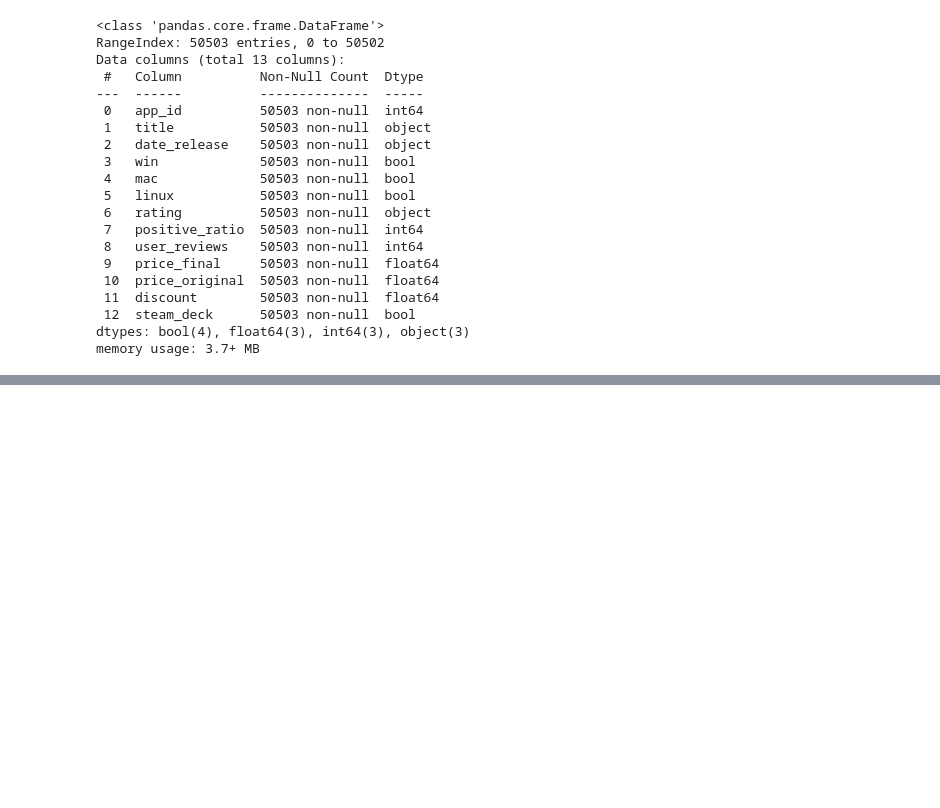
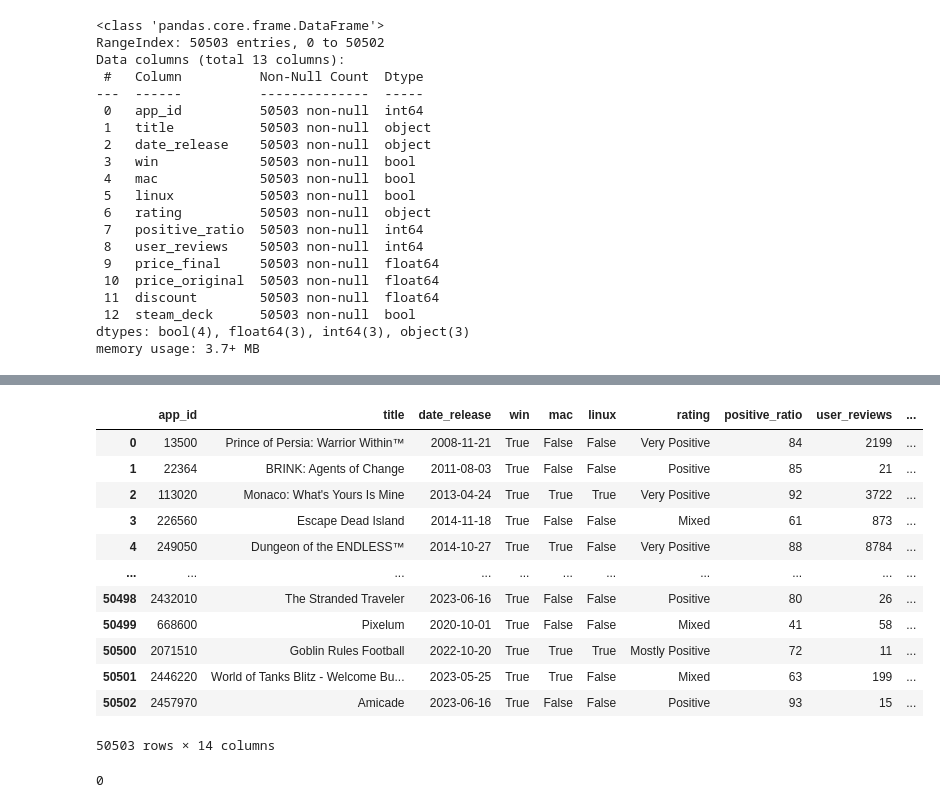
Before and after one commit to kaka5050/MBAN-6110, a Jupyter notebook: Project/sc.ipynb, the cells around one changed output, grey strips where cells are left out. Saved outputs shown, nothing was run; the diff lists cells and outputs as text; code cells hidden in the pictures; blank space fills up the shorter version.

```diff
--- a/Project/sc.ipynb
+++ b/Project/sc.ipynb
@@ -36,0 +68,20 @@ memory usage: 3.7+ MB
+# %%
+df.drop('description', axis = 1)
+# %% [output]
+|  | app_id | title | date_release | win | mac | linux | rating | positive_ratio | user_reviews | ... |
+| 0 | 13500 | Prince of Persia: Warrior Within™ | 2008-11-21 | True | False | False | Very Positive | 84 | 2199 | ... |
+| 1 | 22364 | BRINK: Agents of Change | 2011-08-03 | True | False | False | Positive | 85 | 21 | ... |
+| 2 | 113020 | Monaco: What's Yours Is Mine | 2013-04-24 | True | True | True | Very Positive | 92 | 3722 | ... |
+| 3 | 226560 | Escape Dead Island | 2014-11-18 | True | False | False | Mixed | 61 | 873 | ... |
+| 4 | 249050 | Dungeon of the ENDLESS™ | 2014-10-27 | True | True | False | Very Positive | 88 | 8784 | ... |
+| ... | ... | ... | ... | ... | ... | ... | ... | ... | ... | ... |
+| 50498 | 2432010 | The Stranded Traveler | 2023-06-16 | True | False | False | Positive | 80 | 26 | ... |
+| 50499 | 668600 | Pixelum | 2020-10-01 | True | False | False | Mixed | 41 | 58 | ... |
+| 50500 | 2071510 | Goblin Rules Football | 2022-10-20 | True | True | True | Mostly Positive | 72 | 11 | ... |
+| 50501 | 2446220 | World of Tanks Blitz - Welcome Bu... | 2023-05-25 | True | True | False | Mixed | 63 | 199 | ... |
+| 50502 | 2457970 | Amicade | 2023-06-16 | True | False | False | Positive | 93 | 15 | ... |
+50503 rows × 14 columns
+# %%
+df.isnull().sum(axis=1).sum()
+# %% [output]
+0
```
Also changed, not shown: parts of 10 cells of this notebook, 1 other file.
